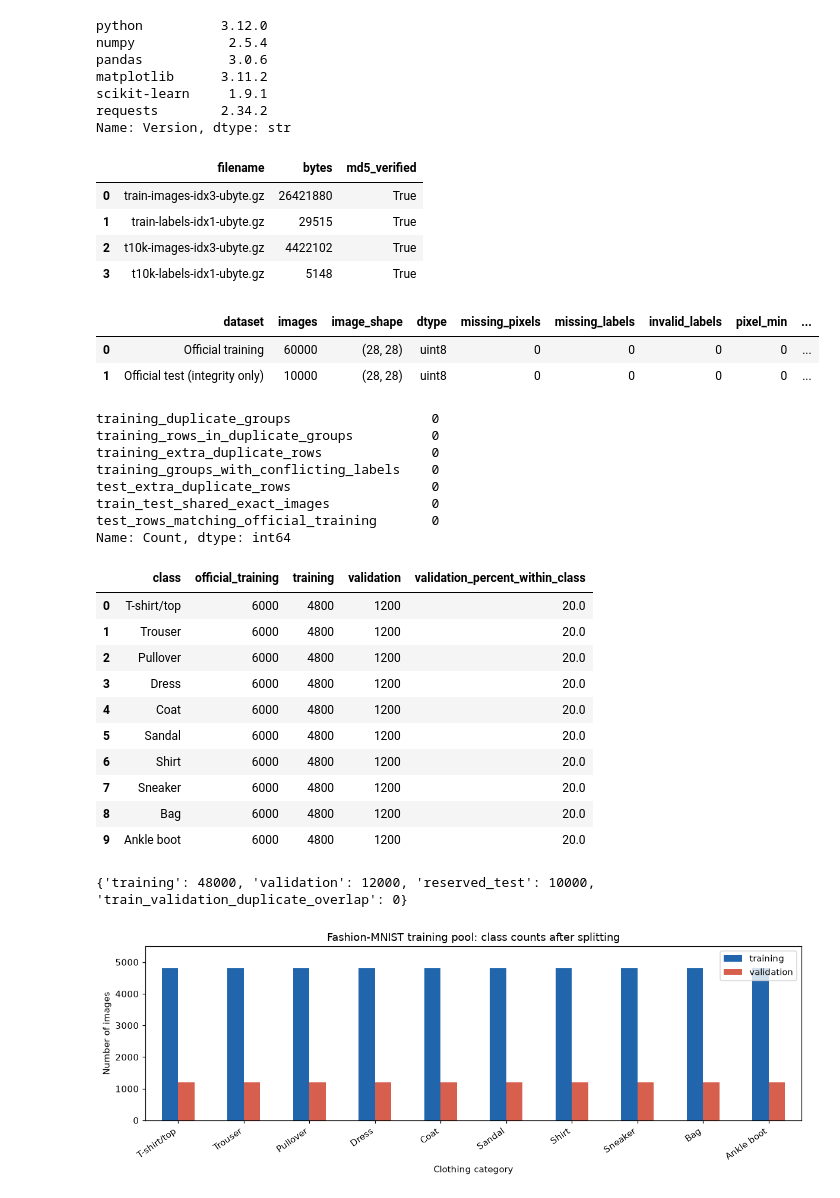
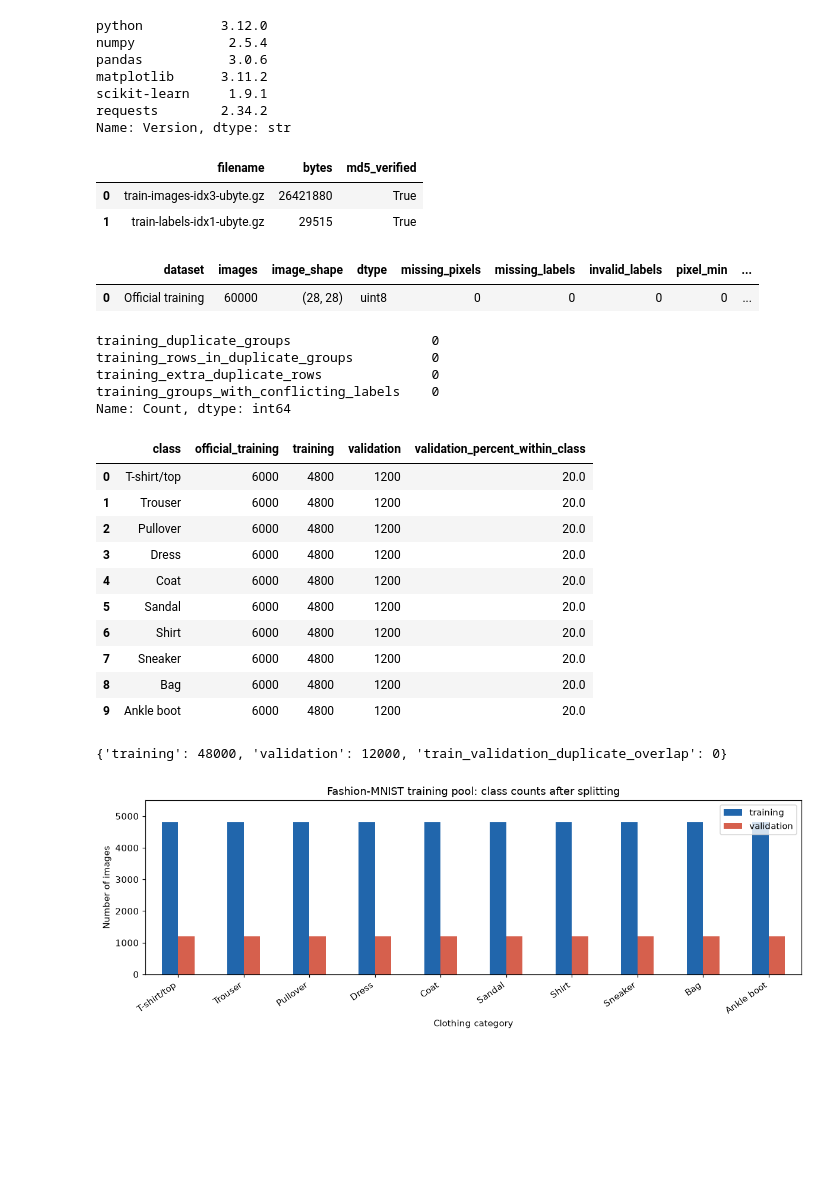
Before and after one commit to keodubo/fashion-mnist-classification, a Jupyter notebook: notebooks/01-data-exploration.ipynb, the cells around one changed output. Cells and saved outputs as stored; diff of their text form; code cells hidden in the pictures; blank space fills up the shorter version.

```diff
--- a/notebooks/01-data-exploration.ipynb
+++ b/notebooks/01-data-exploration.ipynb
@@ -39,8 +39,6 @@ Name: Version, dtype: str
 EXPECTED_MD5 = {
     "train-images-idx3-ubyte.gz": "8d4fb7e6c68d591d4c3dfef9ec88bf0d",
     "train-labels-idx1-ubyte.gz": "25c81989df183df01b3e8a0aad5dffbe",
-    "t10k-images-idx3-ubyte.gz": "bef4ecab320f06d8554ea6380940ec79",
-    "t10k-labels-idx1-ubyte.gz": "bb300cfdad3c16e7a12a480ee83cd310",
 }
 manifest = []
 for filename, expected in EXPECTED_MD5.items():
@@ -62,55 +60,44 @@ display(pd.DataFrame(manifest)[["filename", "bytes", "md5_verified"]])
 |  | filename | bytes | md5_verified |
 | 0 | train-images-idx3-ubyte.gz | 26421880 | True |
 | 1 | train-labels-idx1-ubyte.gz | 29515 | True |
-| 2 | t10k-images-idx3-ubyte.gz | 4422102 | True |
-| 3 | t10k-labels-idx1-ubyte.gz | 5148 | True |
 # %%
 def read_idx(path):
     with gzip.open(path, "rb") as stream:
         payload = stream.read()
     zero_a, zero_b, dtype_code, dimensions = struct.unpack(">BBBB", payload[:4])
     if (zero_a, zero_b, dtype_code) != (0, 0, 8) or dimensions not in (1, 3):
         raise ValueError(f"Invalid IDX header: {path.name}")
     offset = 4 + 4 * dimensions
     shape = struct.unpack(">" + "I" * dimensions, payload[4:offset])
     values = np.frombuffer(payload, dtype=np.uint8, offset=offset)
     if values.size != np.prod(shape):
         raise ValueError(f"Invalid IDX payload size: {path.name}")
     return values.reshape(shape)
 
 images = read_idx(RAW / "train-images-idx3-ubyte.gz")
 labels = read_idx(RAW / "train-labels-idx1-ubyte.gz")
-test_images = read_idx(RAW / "t10k-images-idx3-ubyte.gz")
-test_labels = read_idx(RAW / "t10k-labels-idx1-ubyte.gz")
 assert images.shape == (60000, 28, 28) and labels.shape == (60000,)
-assert test_images.shape == (10000, 28, 28) and test_labels.shape == (10000,)
 quality = []
-for name, x, y in [("Official training", images, labels), ("Official test (integrity only)", test_images, test_labels)]:
+for name, x, y in [("Official training", images, labels)]:
     assert np.isfinite(x).all() and np.isfinite(y).all()
     assert np.isin(y, np.arange(10)).all()
     quality.append({"dataset": name, "images": len(x), "image_shape": str(x.shape[1:]),
                     "dtype": str(x.dtype), "missing_pixels": int(np.isnan(x).sum()),
                     "missing_labels": int(np.isnan(y).sum()), "invalid_labels": int((~np.isin(y, np.arange(10))).sum()),
                     "pixel_min": int(x.min()), "pixel_max": int(x.max())})
 display(pd.DataFrame(quality))
 # %% [output]
 |  | dataset | images | image_shape | dtype | missing_pixels | missing_labels | invalid_labels | pixel_min | ... |
 | 0 | Official training | 60000 | (28, 28) | uint8 | 0 | 0 | 0 | 0 | ... |
-| 1 | Official test (integrity only) | 10000 | (28, 28) | uint8 | 0 | 0 | 0 | 0 | ... |
 # %%
 training_hashes = np.array([hashlib.sha256(image.tobytes()).hexdigest() for image in images])
-test_hashes = np.array([hashlib.sha256(image.tobytes()).hexdigest() for image in test_images])
 unique_hashes, groups, group_counts = np.unique(training_hashes, return_inverse=True, return_counts=True)
 duplicate_rows = pd.DataFrame({"group": groups, "label": labels}).groupby("group").agg(rows=("label", "size"), label_count=("label", "nunique"))
-overlap_hashes = np.intersect1d(training_hashes, test_hashes)
 audit = {
     "training_duplicate_groups": int((group_counts > 1).sum()),
     "training_rows_in_duplicate_groups": int(group_counts[group_counts > 1].sum()),
     "training_extra_duplicate_rows": int((group_counts - 1).sum()),
     "training_groups_with_conflicting_labels": int((duplicate_rows.label_count > 1).sum()),
-    "test_extra_duplicate_rows": int(len(test_hashes) - len(np.unique(test_hashes))),
-    "train_test_shared_exact_images": int(len(overlap_hashes)),
-    "test_rows_matching_official_training": int(np.isin(test_hashes, training_hashes).sum()),
 }
 display(pd.Series(audit, name="Count"))
 # %% [output]
@@ -118,9 +105,6 @@ training_duplicate_groups                  0
 training_rows_in_duplicate_groups          0
 training_extra_duplicate_rows              0
 training_groups_with_conflicting_labels    0
-test_extra_duplicate_rows                  0
-train_test_shared_exact_images             0
-test_rows_matching_official_training       0
 Name: Count, dtype: int64
 # %%
 splitter = StratifiedGroupKFold(n_splits=5, shuffle=True, random_state=SEED)
@@ -137,7 +121,7 @@ split_counts = pd.DataFrame({
 })
 split_counts["validation_percent_within_class"] = (100 * split_counts.validation / split_counts.official_training).round(2)
 display(split_counts)
-print({"training": len(train_indices), "validation": len(validation_indices), "reserved_test": len(test_labels), "train_validation_duplicate_overlap": 0})
+print({"training": len(train_indices), "validation": len(validation_indices), "train_validation_duplicate_overlap": 0})
 # %% [output]
 |  | class | official_training | training | validation | validation_percent_within_class |
 | 0 | T-shirt/top | 6000 | 4800 | 1200 | 20.0 |
@@ -150,7 +134,7 @@ print({"training": len(train_indices), "validation": len(validation_indices), "r
 | 7 | Sneaker | 6000 | 4800 | 1200 | 20.0 |
 | 8 | Bag | 6000 | 4800 | 1200 | 20.0 |
 | 9 | Ankle boot | 6000 | 4800 | 1200 | 20.0 |
-{'training': 48000, 'validation': 12000, 'reserved_test': 10000, 'train_validation_duplicate_overlap': 0}
+{'training': 48000, 'validation': 12000, 'train_validation_duplicate_overlap': 0}
 # %%
 fig, ax = plt.subplots(figsize=(11, 4))
 split_counts.set_index("class")[["training", "validation"]].plot.bar(ax=ax, color=["#2166ac", "#d6604d"])
```
Also changed, not shown: parts of 1 cell of this notebook, 48 other files.
